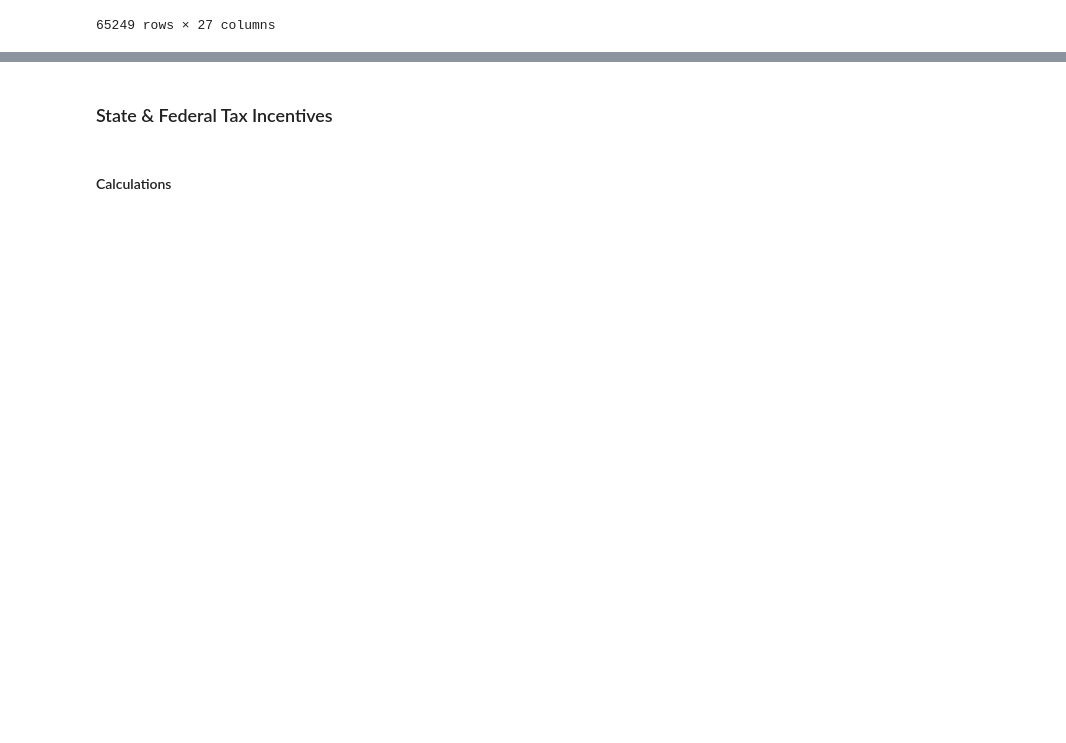
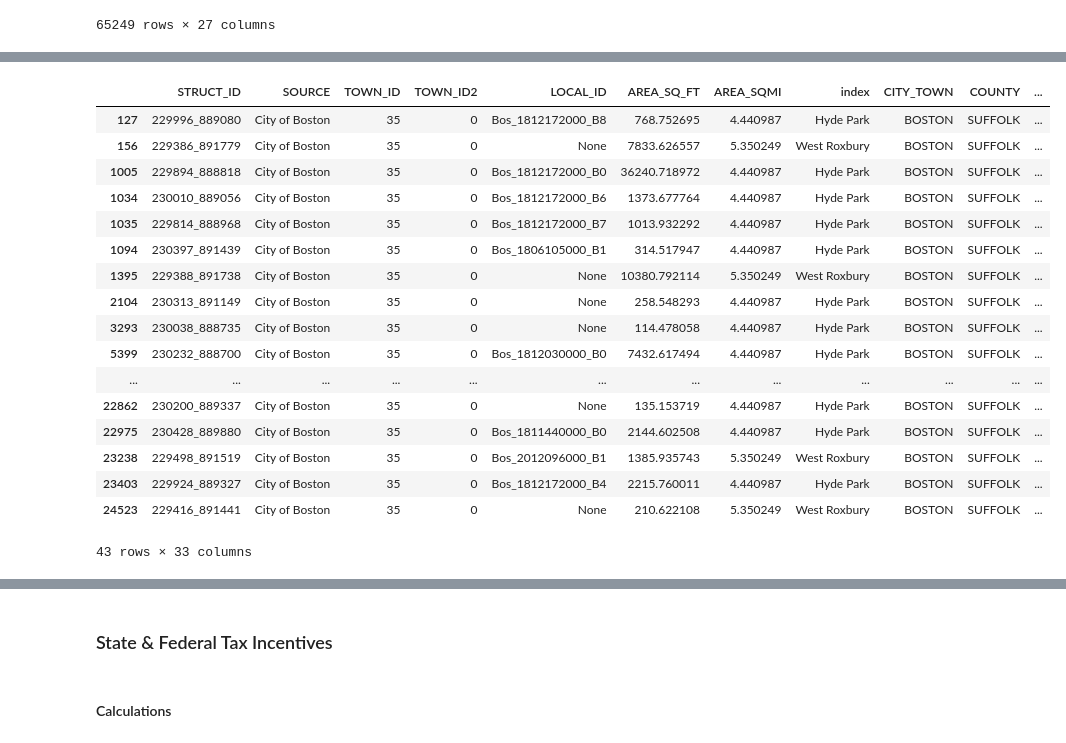
Before and after one commit to ghostpress/ma-solar, a Jupyter notebook: code/initViz.ipynb, the cells around one changed output, grey strips where cells are left out. Saved outputs shown, nothing was run; the diff lists cells and outputs as text; code cells hidden in the pictures; blank space fills up the shorter version.

```diff
--- a/code/initViz.ipynb
+++ b/code/initViz.ipynb
@@ -1187,0 +1271,25 @@ joinRoofsBlocks
+# %%
+# Many of these rooftops are actually too small to merit intalling a PV
+# system (<1 kW of production)
+
+notEcon = notEcon[notEcon['kW'].ge(1.00)]
+notEcon
+# %% [output]
+|  | STRUCT_ID | SOURCE | TOWN_ID | TOWN_ID2 | LOCAL_ID | AREA_SQ_FT | AREA_SQMI | index | CITY_TOWN | COUNTY | ... |
+| 127 | 229996_889080 | City of Boston | 35 | 0 | Bos_1812172000_B8 | 768.752695 | 4.440987 | Hyde Park | BOSTON | SUFFOLK | ... |
+| 156 | 229386_891779 | City of Boston | 35 | 0 | None | 7833.626557 | 5.350249 | West Roxbury | BOSTON | SUFFOLK | ... |
+| 1005 | 229894_888818 | City of Boston | 35 | 0 | Bos_1812172000_B0 | 36240.718972 | 4.440987 | Hyde Park | BOSTON | SUFFOLK | ... |
+| 1034 | 230010_889056 | City of Boston | 35 | 0 | Bos_1812172000_B6 | 1373.677764 | 4.440987 | Hyde Park | BOSTON | SUFFOLK | ... |
+| 1035 | 229814_888968 | City of Boston | 35 | 0 | Bos_1812172000_B7 | 1013.932292 | 4.440987 | Hyde Park | BOSTON | SUFFOLK | ... |
+| 1094 | 230397_891439 | City of Boston | 35 | 0 | Bos_1806105000_B1 | 314.517947 | 4.440987 | Hyde Park | BOSTON | SUFFOLK | ... |
+| 1395 | 229388_891738 | City of Boston | 35 | 0 | None | 10380.792114 | 5.350249 | West Roxbury | BOSTON | SUFFOLK | ... |
+| 2104 | 230313_891149 | City of Boston | 35 | 0 | None | 258.548293 | 4.440987 | Hyde Park | BOSTON | SUFFOLK | ... |
+| 3293 | 230038_888735 | City of Boston | 35 | 0 | None | 114.478058 | 4.440987 | Hyde Park | BOSTON | SUFFOLK | ... |
+| 5399 | 230232_888700 | City of Boston | 35 | 0 | Bos_1812030000_B0 | 7432.617494 | 4.440987 | Hyde Park | BOSTON | SUFFOLK | ... |
+| ... | ... | ... | ... | ... | ... | ... | ... | ... | ... | ... | ... |
+| 22862 | 230200_889337 | City of Boston | 35 | 0 | None | 135.153719 | 4.440987 | Hyde Park | BOSTON | SUFFOLK | ... |
+| 22975 | 230428_889880 | City of Boston | 35 | 0 | Bos_1811440000_B0 | 2144.602508 | 4.440987 | Hyde Park | BOSTON | SUFFOLK | ... |
+| 23238 | 229498_891519 | City of Boston | 35 | 0 | Bos_2012096000_B1 | 1385.935743 | 5.350249 | West Roxbury | BOSTON | SUFFOLK | ... |
+| 23403 | 229924_889327 | City of Boston | 35 | 0 | Bos_1812172000_B4 | 2215.760011 | 4.440987 | Hyde Park | BOSTON | SUFFOLK | ... |
+| 24523 | 229416_891441 | City of Boston | 35 | 0 | None | 210.622108 | 5.350249 | West Roxbury | BOSTON | SUFFOLK | ... |
+43 rows × 33 columns
```
Also changed, not shown: parts of 15 cells of this notebook.
